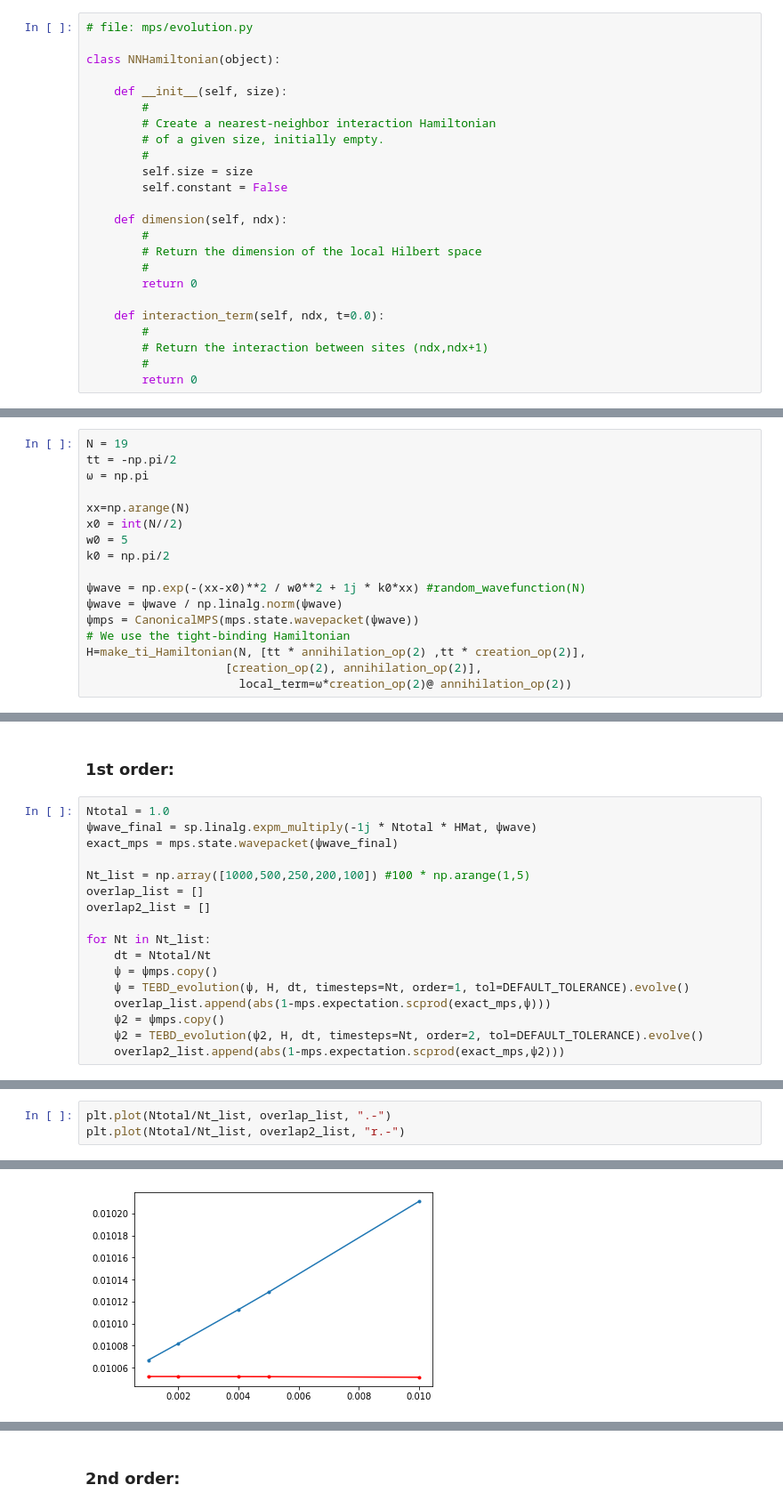
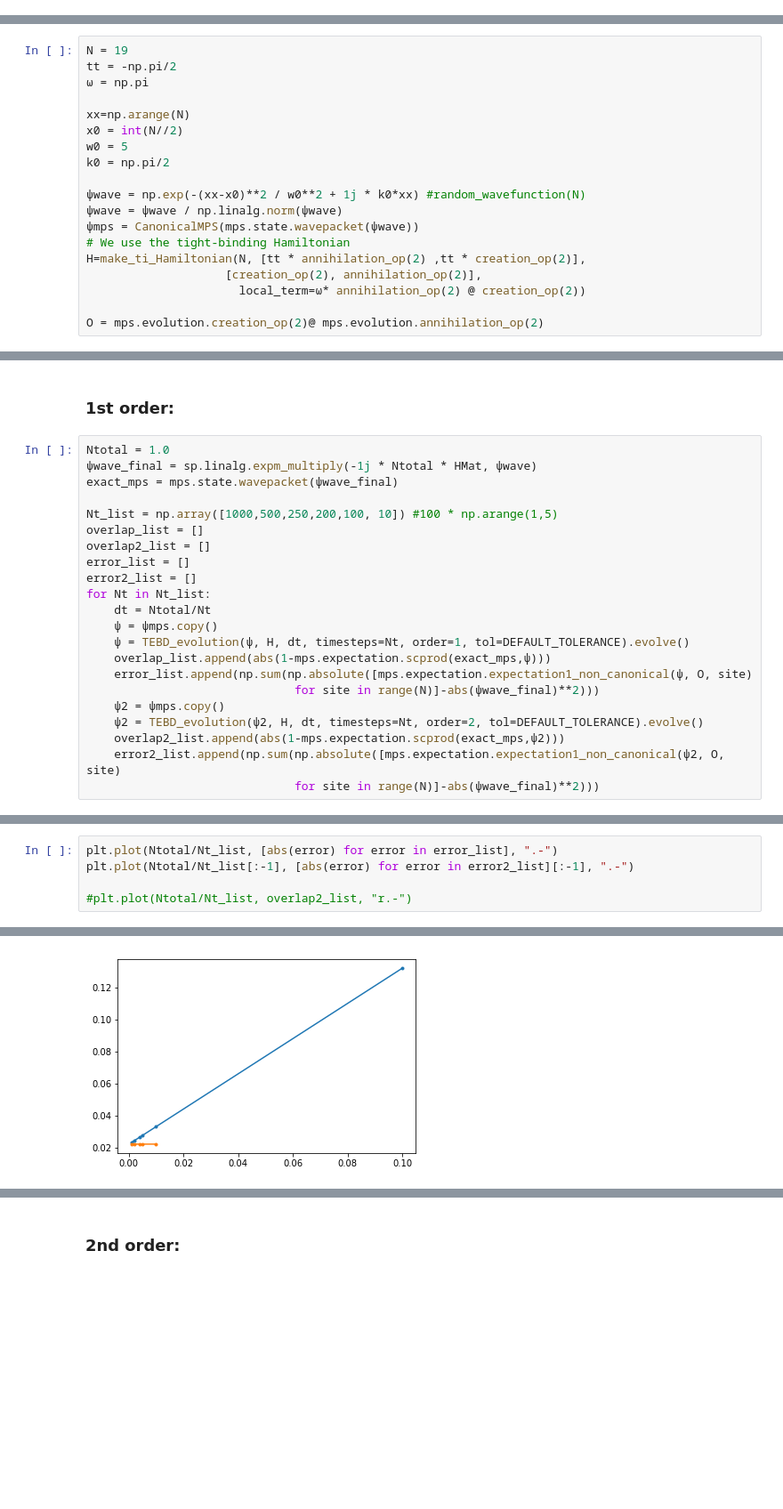
Before and after one commit to juanjosegarciaripoll/seemps, a Jupyter notebook: old/File 4a - Time evolution - TEBD.ipynb, the cells around one changed output, grey strips where cells are left out. Shown at 89% size. Cells and saved outputs as stored; diff of their text form; blank space fills up the shorter version.

```diff
--- a/old/File 4a - Time evolution - TEBD.ipynb
+++ b/old/File 4a - Time evolution - TEBD.ipynb
@@ -42,24 +14,0 @@ with pairwise Hamiltonian terms $h_{i,i+1}$ between neighbors on a 1D system.
-# %%
-# file: mps/evolution.py
-
-class NNHamiltonian(object):
-
-    def __init__(self, size):
-        #
-        # Create a nearest-neighbor interaction Hamiltonian
-        # of a given size, initially empty.
-        #
-        self.size = size
-        self.constant = False
-
-    def dimension(self, ndx):
-        #
-        # Return the dimension of the local Hilbert space
-        #
-        return 0
-
-    def interaction_term(self, ndx, t=0.0):
-        #
-        # Return the interaction between sites (ndx,ndx+1)
-        #
-        return 0
@@ -460,7 +301,9 @@ k0 = np.pi/2
 # We use the tight-binding Hamiltonian
 H=make_ti_Hamiltonian(N, [tt * annihilation_op(2) ,tt * creation_op(2)],
                     [creation_op(2), annihilation_op(2)],
-                      local_term=ω*creation_op(2)@ annihilation_op(2))
+                      local_term=ω* annihilation_op(2) @ creation_op(2))
+
+O = mps.evolution.creation_op(2)@ mps.evolution.annihilation_op(2)
 # %% [markdown]
 ## Truncation error:
 # %%
@@ -512,15 +355,20 @@ Ntotal = 1.0
 ψwave_final = sp.linalg.expm_multiply(-1j * Ntotal * HMat, ψwave)
 exact_mps = mps.state.wavepacket(ψwave_final)
 
-Nt_list = np.array([1000,500,250,200,100]) #100 * np.arange(1,5)
+Nt_list = np.array([1000,500,250,200,100, 10]) #100 * np.arange(1,5)
 overlap_list = []
 overlap2_list = []
-
+error_list = []
+error2_list = []
 for Nt in Nt_list:
     dt = Ntotal/Nt
     ψ = ψmps.copy()
     ψ = TEBD_evolution(ψ, H, dt, timesteps=Nt, order=1, tol=DEFAULT_TOLERANCE).evolve()
     overlap_list.append(abs(1-mps.expectation.scprod(exact_mps,ψ)))
+    error_list.append(np.sum(np.absolute([mps.expectation.expectation1_non_canonical(ψ, O, site)
+                              for site in range(N)]-abs(ψwave_final)**2)))
     ψ2 = ψmps.copy()
     ψ2 = TEBD_evolution(ψ2, H, dt, timesteps=Nt, order=2, tol=DEFAULT_TOLERANCE).evolve()
     overlap2_list.append(abs(1-mps.expectation.scprod(exact_mps,ψ2)))
+    error2_list.append(np.sum(np.absolute([mps.expectation.expectation1_non_canonical(ψ2, O, site)
+                              for site in range(N)]-abs(ψwave_final)**2)))
@@ -527,6 +381,8 @@ for Nt in Nt_list:
 # %%
-plt.plot(Ntotal/Nt_list, overlap_list, ".-")
-plt.plot(Ntotal/Nt_list, overlap2_list, "r.-")
+plt.plot(Ntotal/Nt_list, [abs(error) for error in error_list], ".-")
+plt.plot(Ntotal/Nt_list[:-1], [abs(error) for error in error2_list][:-1], ".-")
+
+#plt.plot(Ntotal/Nt_list, overlap2_list, "r.-")
 # %% [output]
 [<matplotlib.lines.Line2D at 0x...>]
-[figure, old version]
+[figure, new version]
```
Also changed, not shown: parts of 21 cells of this notebook, 21 other files.
